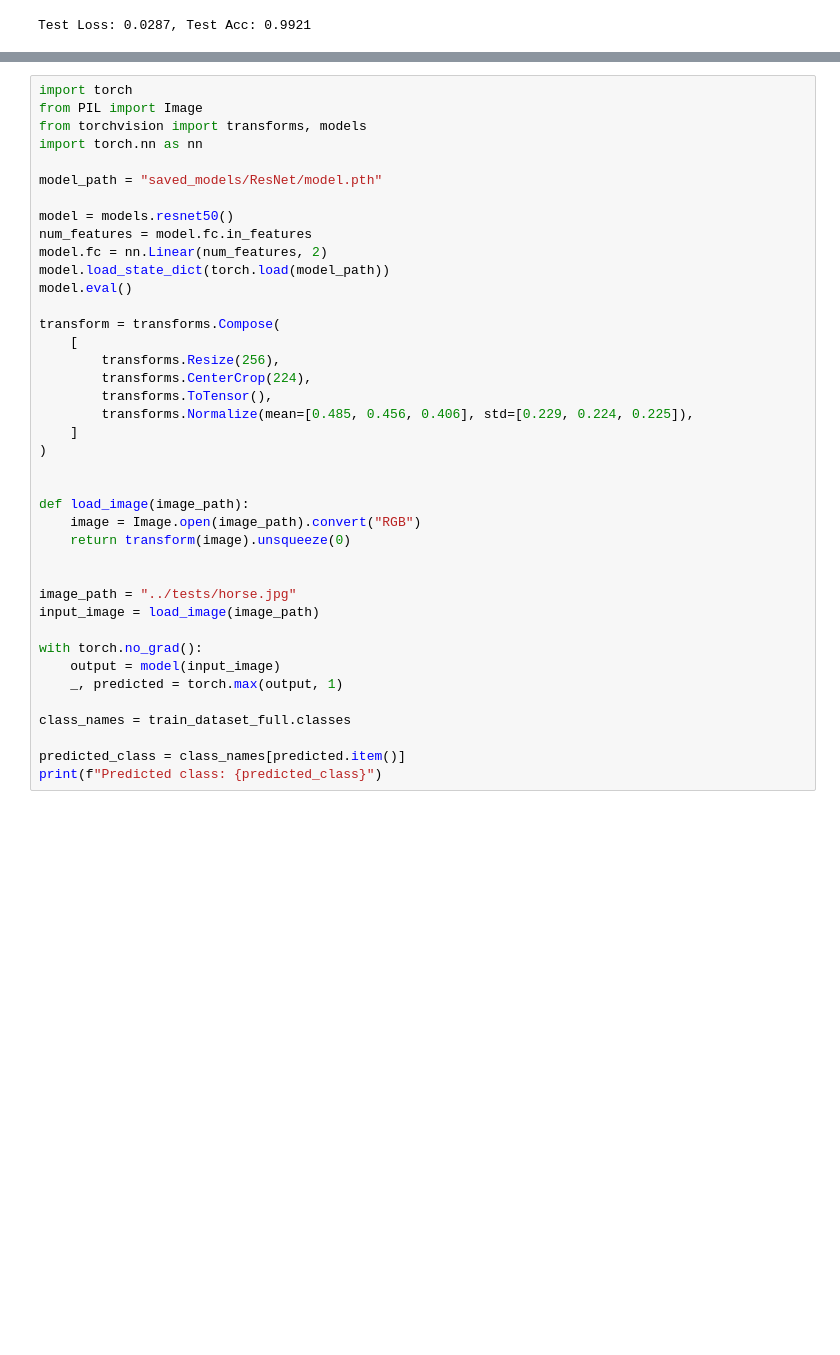
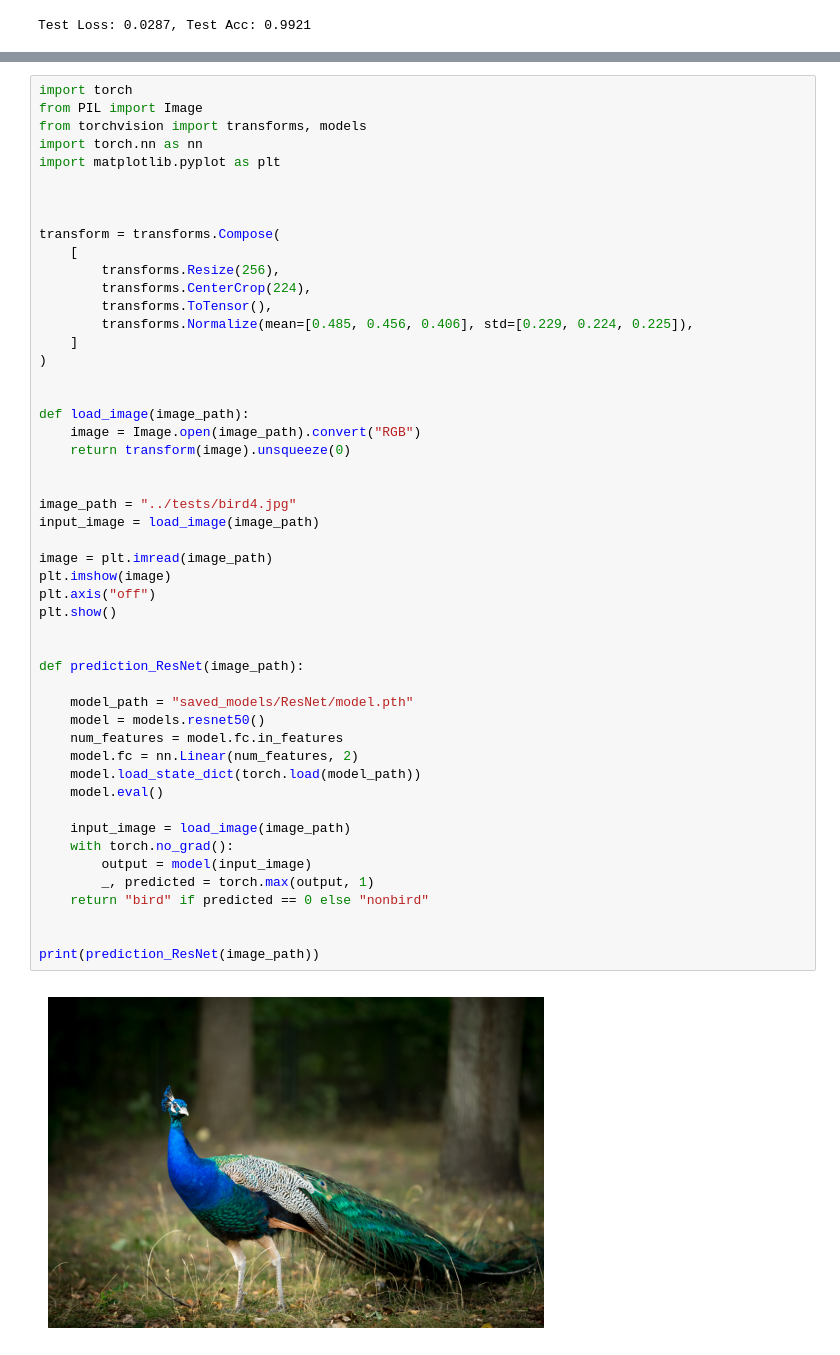
Before and after one commit to sit3kk/Bird_Detector, a Jupyter notebook: notebooks/model_ResNet.ipynb, the cells around one changed output, grey strips where cells are left out. Saved outputs shown, nothing was run; the diff lists cells and outputs as text; blank space fills up the shorter version.

```diff
--- a/notebooks/model_ResNet.ipynb
+++ b/notebooks/model_ResNet.ipynb
@@ -401,41 +403,52 @@ Test Loss: 0.0287, Test Acc: 0.9921
 # %%
 import torch
 from PIL import Image
 from torchvision import transforms, models
 import torch.nn as nn
+import matplotlib.pyplot as plt
 
-model_path = "saved_models/ResNet/model.pth"
 
-model = models.resnet50()
-num_features = model.fc.in_features
-model.fc = nn.Linear(num_features, 2)
-model.load_state_dict(torch.load(model_path))
-model.eval()
 
 transform = transforms.Compose(
     [
         transforms.Resize(256),
         transforms.CenterCrop(224),
         transforms.ToTensor(),
         transforms.Normalize(mean=[0.485, 0.456, 0.406], std=[0.229, 0.224, 0.225]),
     ]
 )
 
 
 def load_image(image_path):
     image = Image.open(image_path).convert("RGB")
     return transform(image).unsqueeze(0)
 
 
-image_path = "../tests/horse.jpg"
+image_path = "../tests/bird4.jpg"
 input_image = load_image(image_path)
 
-with torch.no_grad():
-    output = model(input_image)
-    _, predicted = torch.max(output, 1)
+image = plt.imread(image_path)
+plt.imshow(image)
+plt.axis("off")
+plt.show()
 
-class_names = train_dataset_full.classes
 
-predicted_class = class_names[predicted.item()]
-print(f"Predicted class: {predicted_class}")
+def prediction_ResNet(image_path):
+
+    model_path = "saved_models/ResNet/model.pth"
+    model = models.resnet50()
+    num_features = model.fc.in_features
+    model.fc = nn.Linear(num_features, 2)
+    model.load_state_dict(torch.load(model_path))
+    model.eval()
+
+    input_image = load_image(image_path)
+    with torch.no_grad():
+        output = model(input_image)
+        _, predicted = torch.max(output, 1)
+    return "bird" if predicted == 0 else "nonbird"
+
+
+print(prediction_ResNet(image_path))
 # %% [output]
+[figure, added]
```
Also changed, not shown: parts of 2 cells of this notebook.
